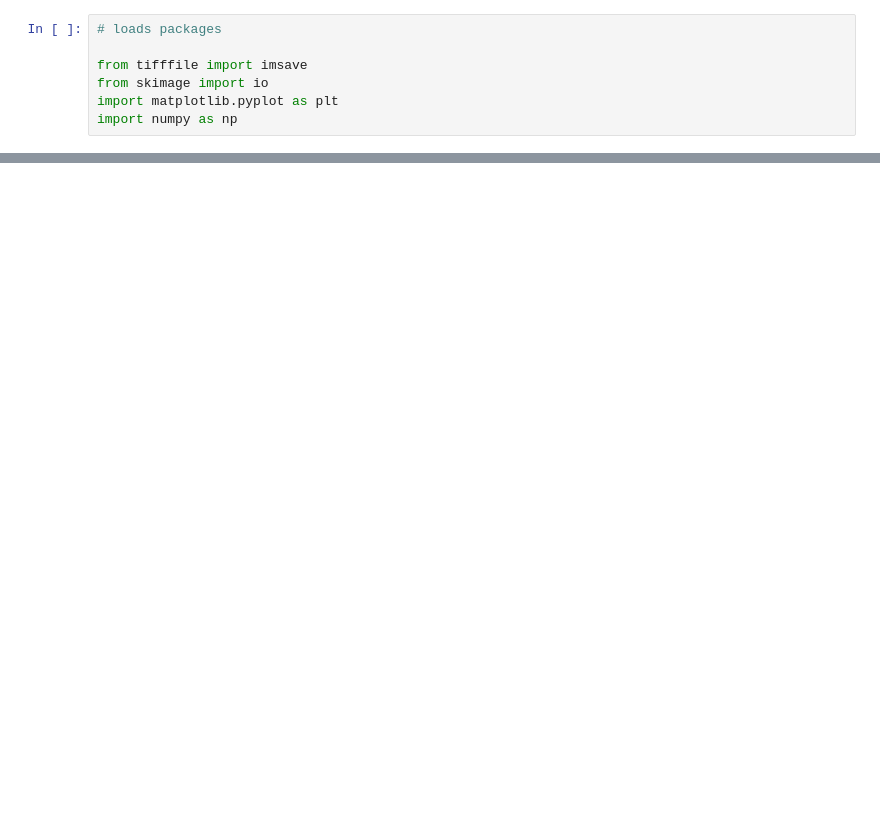
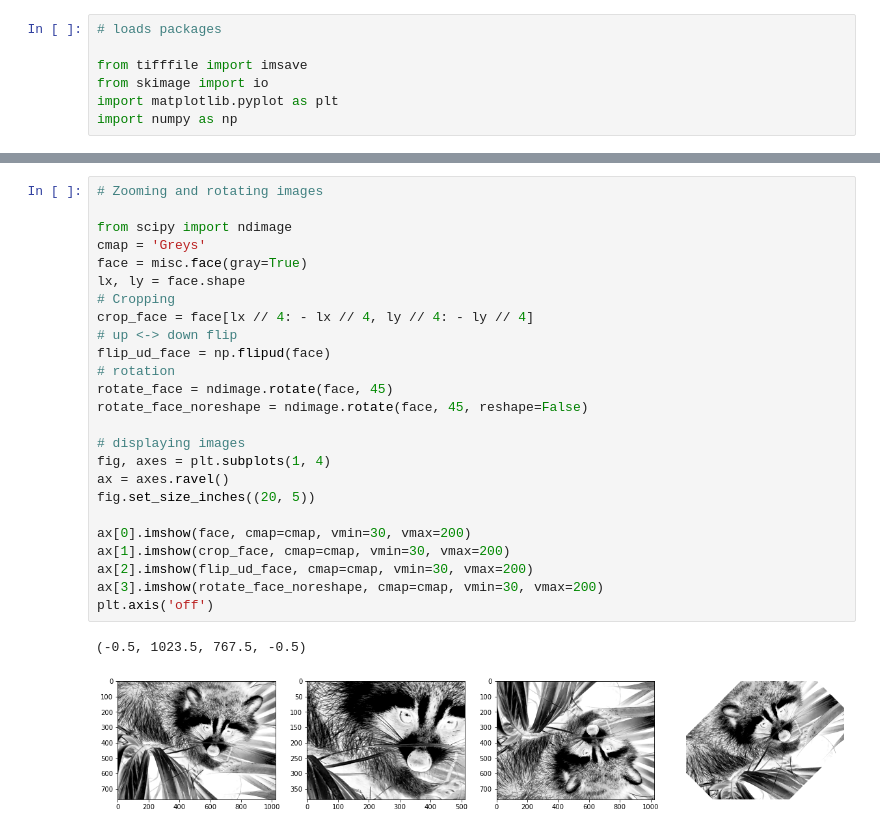
Before and after one commit to qbiomaster/qBioMaster-introduction, a Jupyter notebook: Labs/UE_Introduction/Basic_image_processing.ipynb, the cells around one changed output, grey strips where cells are left out. Saved outputs shown, nothing was run; the diff lists cells and outputs as text; blank space fills up the shorter version.

```diff
--- a/Labs/UE_Introduction/Basic_image_processing.ipynb
+++ b/Labs/UE_Introduction/Basic_image_processing.ipynb
@@ -57,0 +67,28 @@ for axis,subtitle in zip(ax,subtitles):
+# %%
+# Zooming and rotating images
+
+from scipy import ndimage
+cmap = 'Greys'
+face = misc.face(gray=True)
+lx, ly = face.shape
+# Cropping
+crop_face = face[lx // 4: - lx // 4, ly // 4: - ly // 4]
+# up <-> down flip
+flip_ud_face = np.flipud(face)
+# rotation
+rotate_face = ndimage.rotate(face, 45)
+rotate_face_noreshape = ndimage.rotate(face, 45, reshape=False)
+
+# displaying images
+fig, axes = plt.subplots(1, 4)
+ax = axes.ravel()
+fig.set_size_inches((20, 5))
+
+ax[0].imshow(face, cmap=cmap, vmin=30, vmax=200)
+ax[1].imshow(crop_face, cmap=cmap, vmin=30, vmax=200)
+ax[2].imshow(flip_ud_face, cmap=cmap, vmin=30, vmax=200)
+ax[3].imshow(rotate_face_noreshape, cmap=cmap, vmin=30, vmax=200)
+plt.axis('off')
+# %% [output]
+(-0.5, 1023.5, 767.5, -0.5)
+[figure, added]
```
Also changed, not shown: parts of 6 cells of this notebook, 2 other files.
